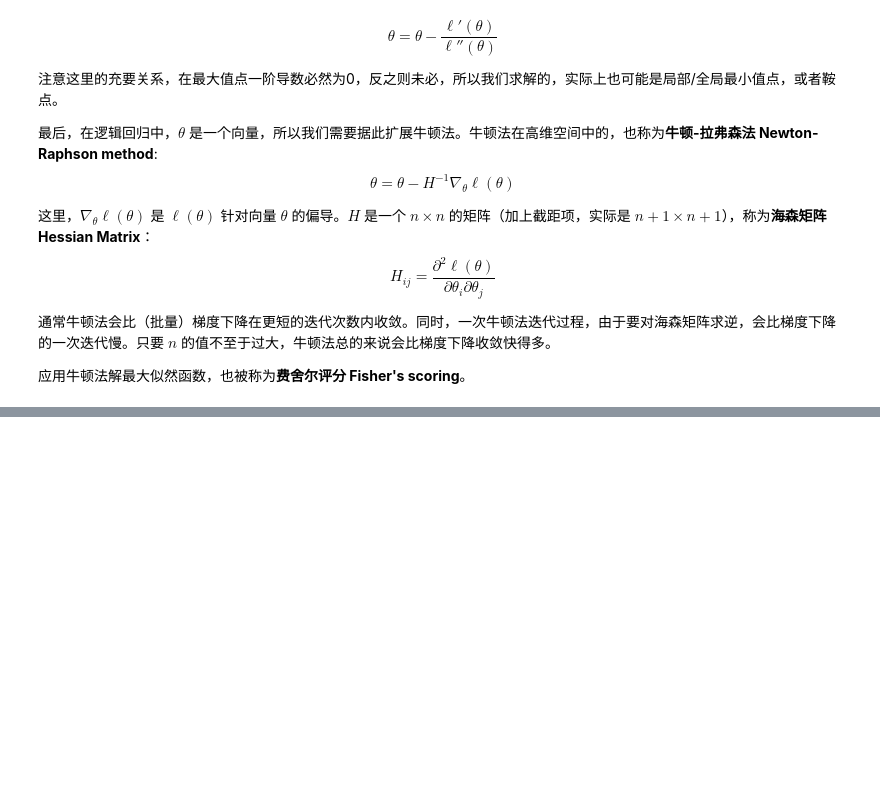
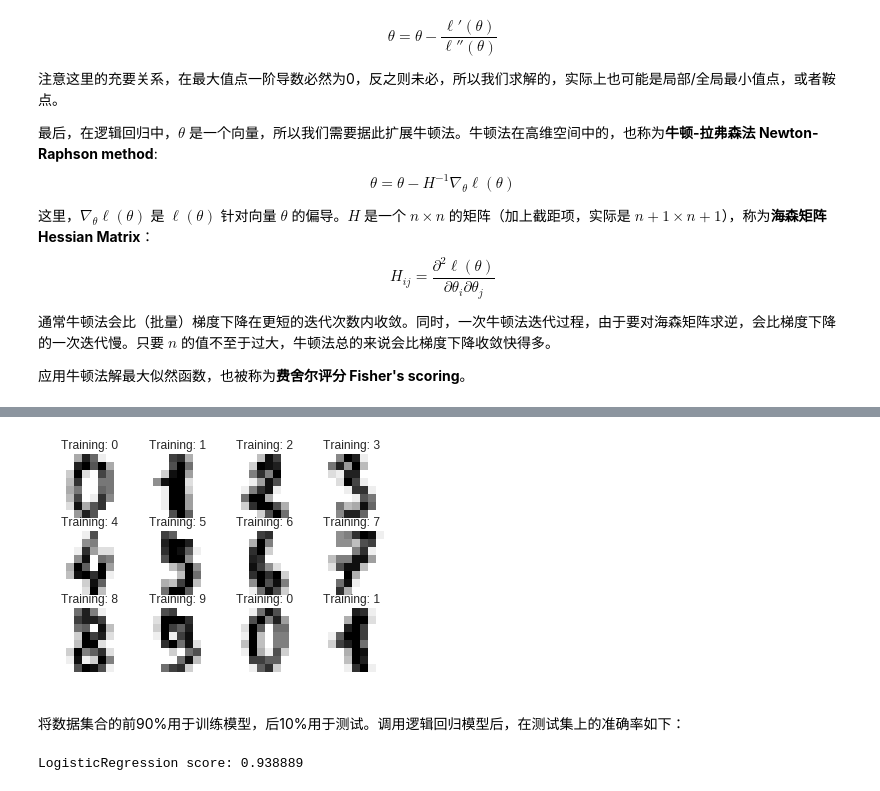
Before and after one commit to Youngyi/MachineLearning-1, a Jupyter notebook: Logistic Regression.ipynb, the cells around one changed output, grey strips where cells are left out. Drawn from its saved outputs; the diff is of its cells as text; code cells hidden in the pictures; blank space fills up the shorter version.

```diff
--- a/Logistic Regression.ipynb
+++ b/Logistic Regression.ipynb
@@ -143,0 +156,32 @@ $$ H_{ij} = \frac{\partial^2\ell(\theta)}{\partial\theta_i\partial\theta_j} $$
+# %%
+digits = datasets.load_digits()
+
+images_and_labels = list(zip(digits.images, digits.target))
+n_records = 12
+n_rows = 3
+for index, (image, label) in enumerate(images_and_labels[:n_records]):
+    plt.subplot(n_rows, np.ceil(n_records / n_rows), index + 1)
+    plt.axis('off')
+    plt.imshow(image, cmap=plt.cm.gray_r, interpolation='nearest')
+    plt.title('Training: %i' % label)
+plt.show()
+# %% [output]
+[figure, added]
+# %% [markdown]
+将数据集合的前90%用于训练模型，后10%用于测试。调用逻辑回归模型后，在测试集上的准确率如下：
+# %%
+X_digits = digits.data
+y_digits = digits.target
+
+n_samples = len(X_digits)
+
+X_train = X_digits[:int(.9 * n_samples)]
+y_train = y_digits[:int(.9 * n_samples)]
+X_test = X_digits[int(.9 * n_samples):]
+y_test = y_digits[int(.9 * n_samples):]
+
+logistic = linear_model.LogisticRegression()
+logistic.fit(X_train, y_train)
+print('LogisticRegression score: %f' % logistic.score(X_test, y_test))
+# %% [output]
+LogisticRegression score: 0.938889
```
Also changed, not shown: parts of 8 cells of this notebook.
